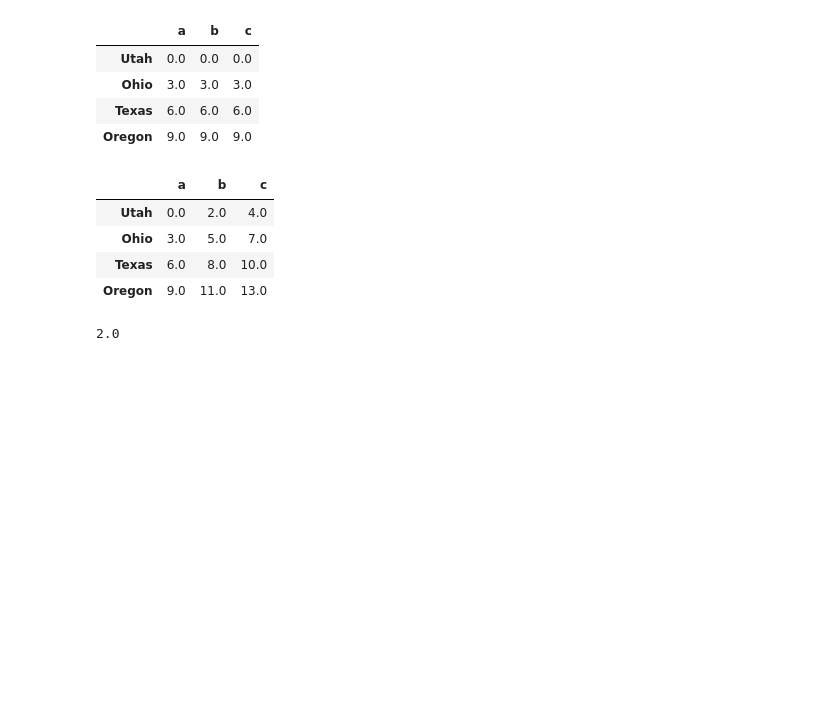
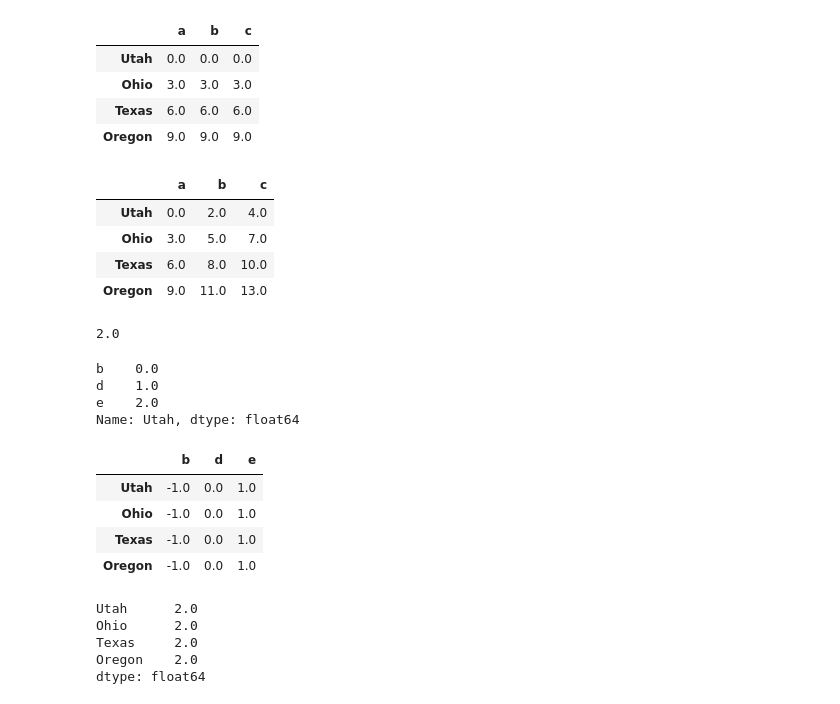
Before and after one commit to crazyrunsnail/DataAnalysis, a Jupyter notebook: DataAnalysis_4_Pandas_Intro.ipynb, the cells around one changed output. Cells and saved outputs as stored; diff of their text form; code cells hidden in the pictures; blank space fills up the shorter version.

```diff
--- a/DataAnalysis_4_Pandas_Intro.ipynb
+++ b/DataAnalysis_4_Pandas_Intro.ipynb
@@ -77,3 +77,31 @@ series.min()
 series.max()
 # %% [output]
 2.0
+# %%
+frame = pd.DataFrame(np.arange(12.).reshape(4, 3), columns=list('bde'), index=['Utah', 'Ohio', 'Texas', 'Oregon'])
+serie = frame.iloc[0]
+serie
+# %% [output]
+b    0.0
+d    1.0
+e    2.0
+Name: Utah, dtype: float64
+# %%
+d = frame['d']
+frame.sub(d, axis='index')
+# %% [output]
+|  | b | d | e |
+| Utah | -1.0 | 0.0 | 1.0 |
+| Ohio | -1.0 | 0.0 | 1.0 |
+| Texas | -1.0 | 0.0 | 1.0 |
+| Oregon | -1.0 | 0.0 | 1.0 |
+# %%
+# apply
+frame.apply(lambda x : x.max() - x.min())
+frame.apply(lambda x : x.max() - x.min(), axis="columns")
+# %% [output]
+Utah      2.0
+Ohio      2.0
+Texas     2.0
+Oregon    2.0
+dtype: float64
```
Also changed, not shown: parts of 3 cells of this notebook, 12 other files.
